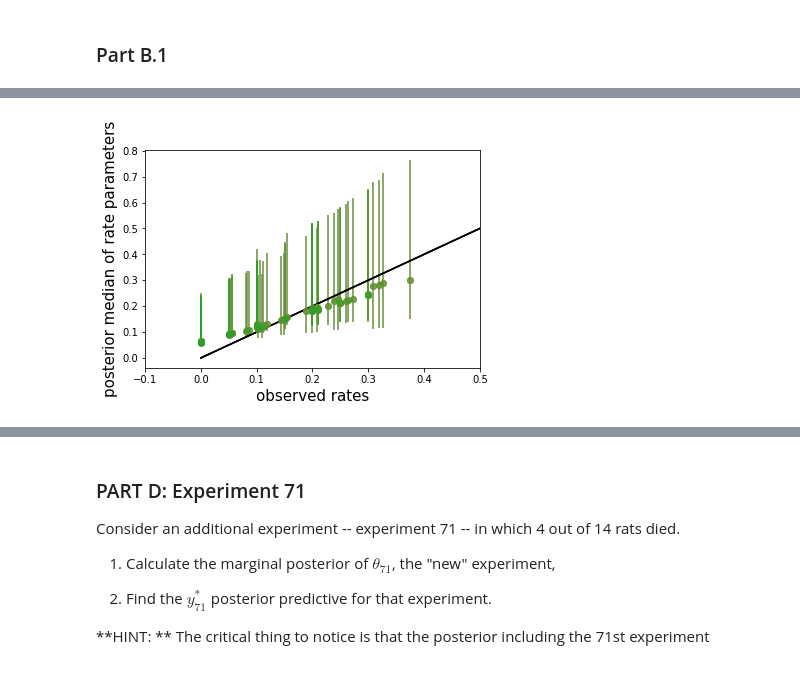
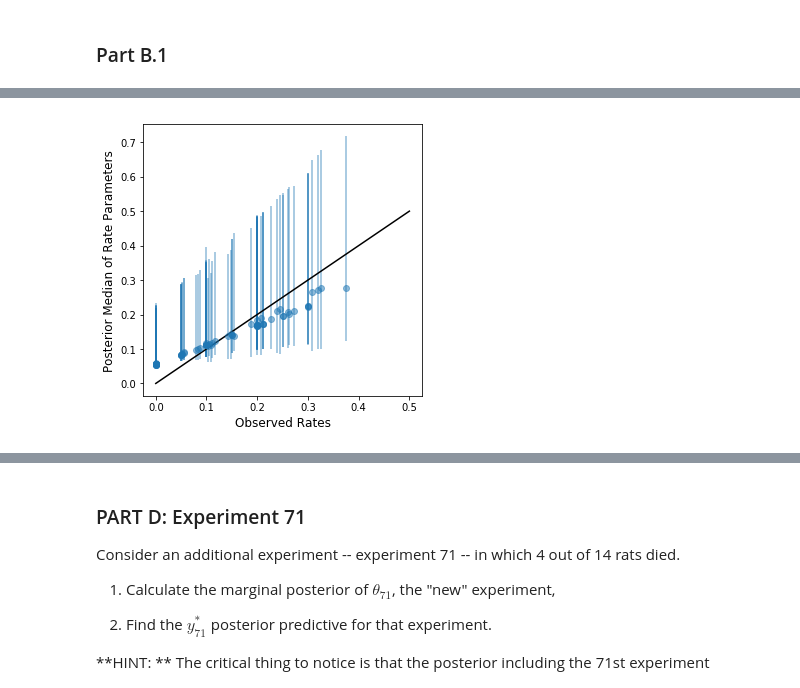
Before and after one commit to chase130101/2018spring, a Jupyter notebook: homework/HW7/Hase_Christopher_AM207_HW7.ipynb, the cells around one changed output, grey strips where cells are left out. Cells and saved outputs as stored; diff of their text form; code cells hidden in the pictures.

```diff
--- a/homework/HW7/Hase_Christopher_AM207_HW7.ipynb
+++ b/homework/HW7/Hase_Christopher_AM207_HW7.ipynb
@@ -516,14 +505,10 @@ with Model() as tumor_model:
 
     # Calculate alpha and beta as a function of mu and nu
     alpha = pm.Deterministic('alpha', mu/nu**2)
-    beta = pm.Deterministic('beta', (1. - mu)/nu**2)
+    beta = pm.Deterministic('beta', (1 - mu)/nu**2)
 
     # Priors for each theta
     thetas = Beta('theta', alpha, beta, shape = N)
 
     # Data likelihood
     obs_deaths = Binomial('obs_deaths', n = tumorn, p = thetas, observed = tumory)
-# %%
-with tumor_model:
-    fit = pm.variational.inference.fit(n=100000)
-    tumor_trace = pm.variational.approximations.sample_approx(fit, draws=500000)
@@ -531,0 +515,5 @@ Finished [100%]: Average Loss = 163.19
+# %%
+with tumor_model:
+    step = pm.step_methods.hmc.nuts.NUTS()
+    tumor_trace = pm.sampling.sample(draws = 50000, step = step,\
+                                     init = 'advi', compute_convergence_checks = True, chains = 2)
@@ -641,21 +684,18 @@ The range of the posterior median is less than the the range of the observed rat
 # %%
-df_sum = summary(tumor_trace[500:], varnames=['theta'])
-medianthetas = df_sum['mean'].values
-lowerthetas = df_sum['hpd_2.5'].values
-upperthetas = df_sum['hpd_97.5'].values
+df_sum = summary(tumor_trace[1000::10], varnames=['theta'])
+
+percentiles=np.percentile(tumor_trace[1000::10]['theta'], [2.5,50.0, 97.5], axis=0)
+lowerthetas, medianthetas, upperthetas=percentiles
 
 elowertheta = medianthetas - lowerthetas
 euppertheta = upperthetas - medianthetas
 
 ratios=tumory.astype(float)/tumorn
-
-plt.errorbar(ratios,
-             medianthetas, yerr=[lowerthetas,upperthetas], fmt='o', alpha=0.5)
+plt.figure(figsize=(5,5))
+plt.errorbar(ratios, medianthetas, yerr=[lowerthetas,upperthetas], fmt='o', alpha=0.5)
 plt.plot([0,0.5],[0,0.5],'k-')
-plt.xlabel("observed rates",size=15)
-plt.ylabel("Posterior median of rate parameters",size=15)
-
-plt.xlim(-0.1,0.5)
+plt.xlabel("Observed Rates",size=12)
+plt.ylabel("Posterior Median of Rate Parameters",size=12)
 plt.show()
 # %% [output]
-[figure, old version]
+[figure, new version]
```
Also changed, not shown: parts of 36 cells of this notebook, 1 other file.
